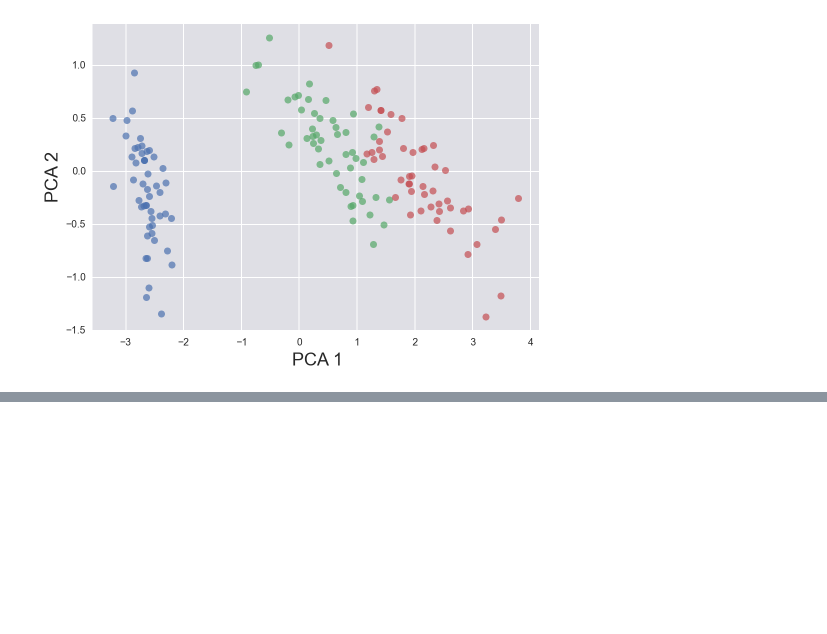
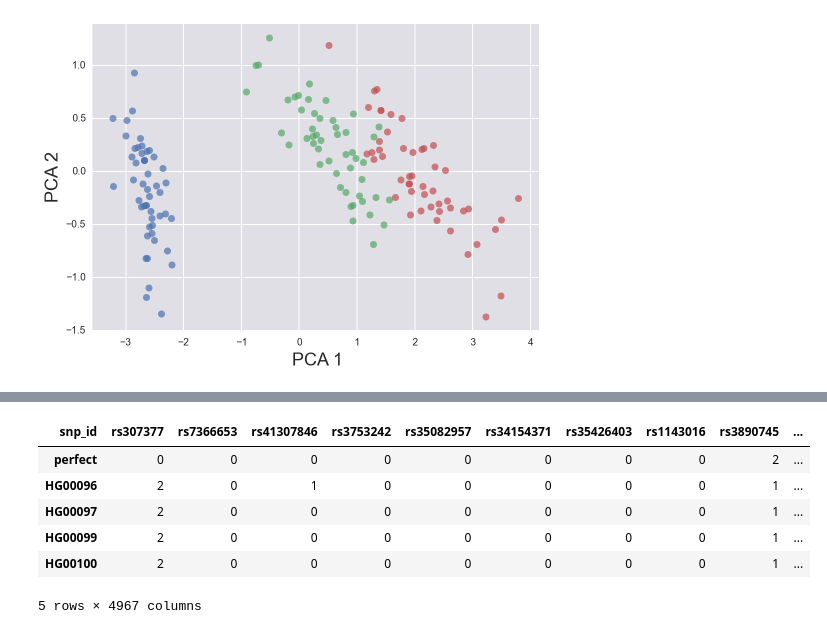
Before and after one commit to justinbois/bebi103, a Jupyter notebook: tutorials/r5_pca.ipynb, the cells around one changed output, grey strips where cells are left out. Drawn from its saved outputs; the diff is of its cells as text; code cells hidden in the pictures; blank space fills up the shorter version.

```diff
--- a/tutorials/r5_pca.ipynb
+++ b/tutorials/r5_pca.ipynb
@@ -310,0 +316,14 @@ plt.ylabel('PCA 2')
+# %%
+# Read the SNP table
+df_snp = pd.read_csv('../../data/pachter/geno_table.txt', delimiter='\t').T
+df_snp.columns = df_snp.iloc[0]
+df_snp = df_snp.drop('snp_id')
+df_snp.head()
+# %% [output]
+| snp_id | rs307377 | rs7366653 | rs41307846 | rs3753242 | rs35082957 | rs34154371 | rs35426403 | rs1143016 | rs3890745 | ... |
+| perfect | 0 | 0 | 0 | 0 | 0 | 0 | 0 | 0 | 2 | ... |
+| HG00096 | 2 | 0 | 1 | 0 | 0 | 0 | 0 | 0 | 1 | ... |
+| HG00097 | 2 | 0 | 0 | 0 | 0 | 0 | 0 | 0 | 1 | ... |
+| HG00099 | 2 | 0 | 0 | 0 | 0 | 0 | 0 | 0 | 1 | ... |
+| HG00100 | 2 | 0 | 0 | 0 | 0 | 0 | 0 | 0 | 1 | ... |
+5 rows × 4967 columns
```
Also changed, not shown: parts of 18 cells of this notebook.
